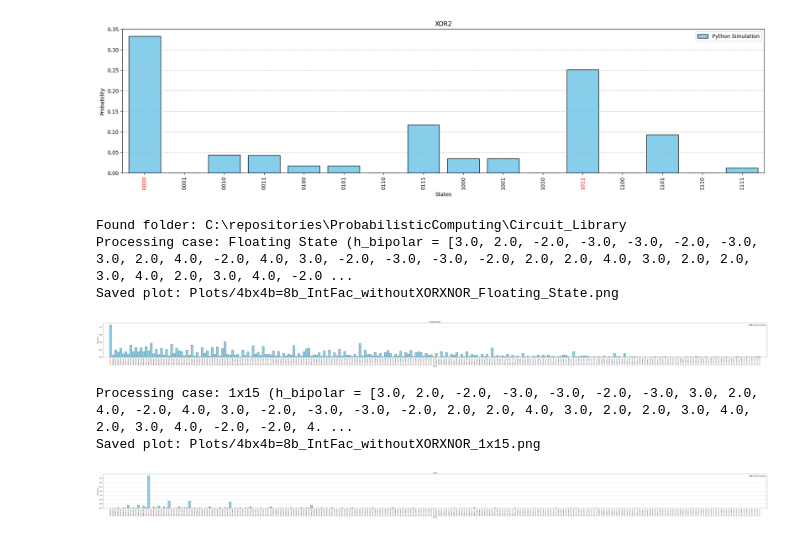
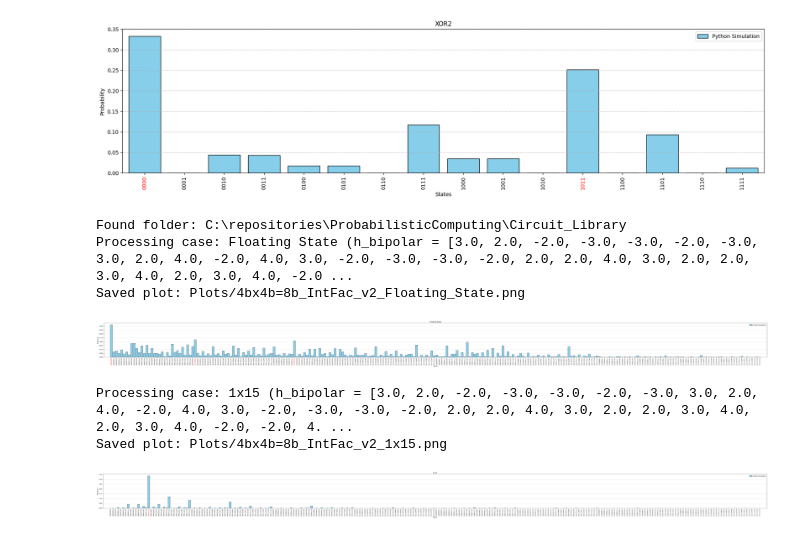
Before and after one commit to ThomasSChristiansen/ProbabilisticComputing, a Jupyter notebook: Integer Factorization/4bit_IntFac/4bit_IntFac_Python_Sim.ipynb, the cells around one changed output. Drawn from its saved outputs; the diff is of its cells as text; code cells hidden in the pictures.

```diff
--- a/Integer Factorization/4bit_IntFac/4bit_IntFac_Python_Sim.ipynb
+++ b/Integer Factorization/4bit_IntFac/4bit_IntFac_Python_Sim.ipynb
@@ -295,7 +295,7 @@ Saved plot: Plots/4bx4b=8b_IntFac_withXORXNOR_XOR2.png
 import Scripts.simulate_p_circuit as simulate_p_circuit
 import Scripts.CustomScripts as CS
 
-J, h, node_order = CS.load_npz_data("8bIntFac_v6.npz", target_folder="Circuit_Library")
+J, h, node_order = CS.load_npz_data("4bIntFac_v7.npz", target_folder="Circuit_Library")
 
 # Define your target_names dictionary
 target_names = {
@@ -331,36 +331,36 @@ target_names = {
     #     "B2": "push1",
     #     "B3": "push1",
     # },
     #     "Factor 14": {
     #     "P0": "push0",
     #     "P1": "push1",
     #     "P2": "push1",
     #     "P3": "push1",
     #     "P4": "push0",
     #     "P5": "push0",
     #     "P6": "push0",
     #     "P7": "push0",
     # }
 }
 
 # Get the updated configurations:
 configured_h = CS.update_all_configurations(target_names, h, node_order)
 
 selected_bits = {
     "Floating State": ["s7","s6","s5","s4","s3","s2","s1","s0"],
     "1x15": ["s7","s6","s5","s4","s3","s2","s1","s0"],
     # "15x15": ["P7","P6","P5","P4","P3","P2","P1","P0"],
     # "Factor 14": [3, 2, 1, 0, 7, 6, 5, 4],
 }
 # CS.generate_mem_files(J, h, '4b_IntFac')
 simulate_p_circuit.plot_probabilities(num_steps=100000, savefig=True, save_csv=False,J_bipolar=J, node_order=node_order,
                                       h_bipolar_dict=configured_h, use_python=True, use_boltzmann=False,
-                                      filename="4bx4b=8b_IntFac_withoutXORXNOR", figWidth=68, selected_bits=selected_bits)
+                                      filename="4bx4b=8b_IntFac_v2", figWidth=68, selected_bits=selected_bits)
 # %% [output]
 Found folder: C:\repositories\ProbabilisticComputing\Circuit_Library
 Processing case: Floating State (h_bipolar = [3.0, 2.0, -2.0, -3.0, -3.0, -2.0, -3.0, 3.0, 2.0, 4.0, -2.0, 4.0, 3.0, -2.0, -3.0, -3.0, -2.0, 2.0, 2.0, 4.0, 3.0, 2.0, 2.0, 3.0, 4.0, 2.0, 3.0, 4.0, -2.0 ...
-Saved plot: Plots/4bx4b=8b_IntFac_withoutXORXNOR_Floating_State.png
+Saved plot: Plots/4bx4b=8b_IntFac_v2_Floating_State.png
-[figure, old version]
+[figure, new version]
 Processing case: 1x15 (h_bipolar = [3.0, 2.0, -2.0, -3.0, -3.0, -2.0, -3.0, 3.0, 2.0, 4.0, -2.0, 4.0, 3.0, -2.0, -3.0, -3.0, -2.0, 2.0, 2.0, 4.0, 3.0, 2.0, 2.0, 3.0, 4.0, 2.0, 3.0, 4.0, -2.0, -2.0, 4. ...
-Saved plot: Plots/4bx4b=8b_IntFac_withoutXORXNOR_1x15.png
+Saved plot: Plots/4bx4b=8b_IntFac_v2_1x15.png
 [figure]
```
Also changed, not shown: 14 other files.
